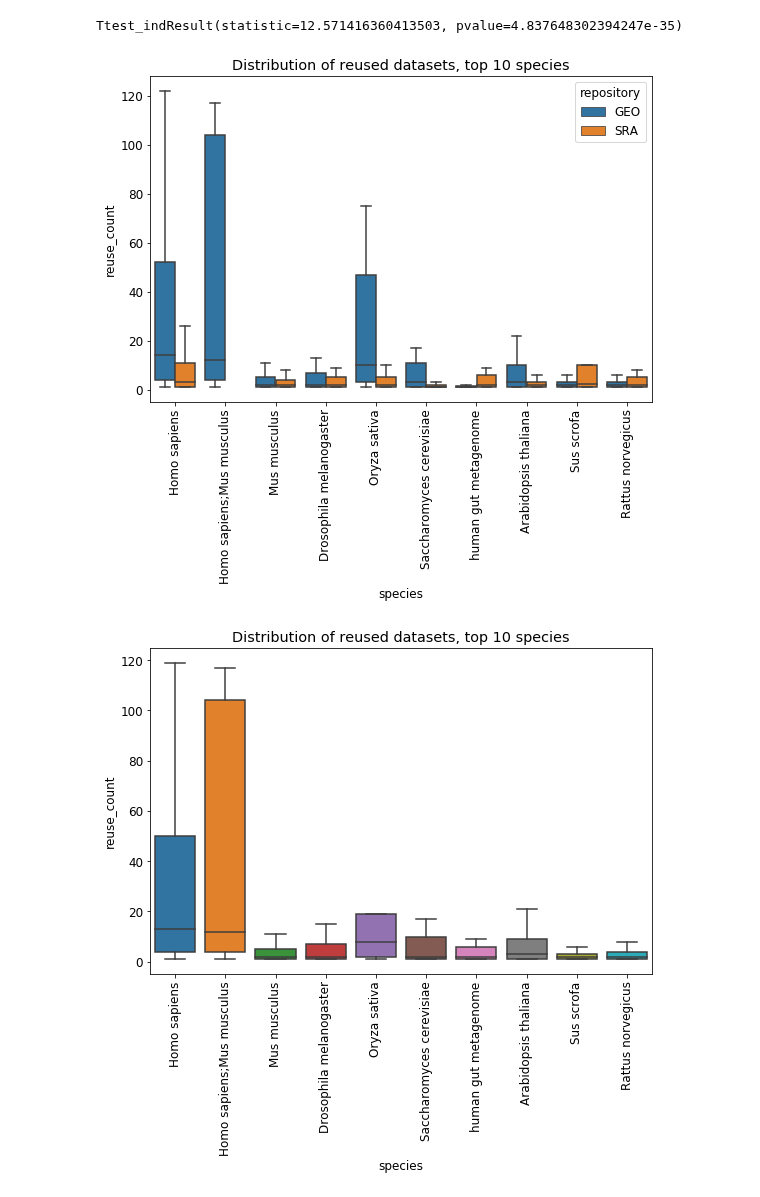
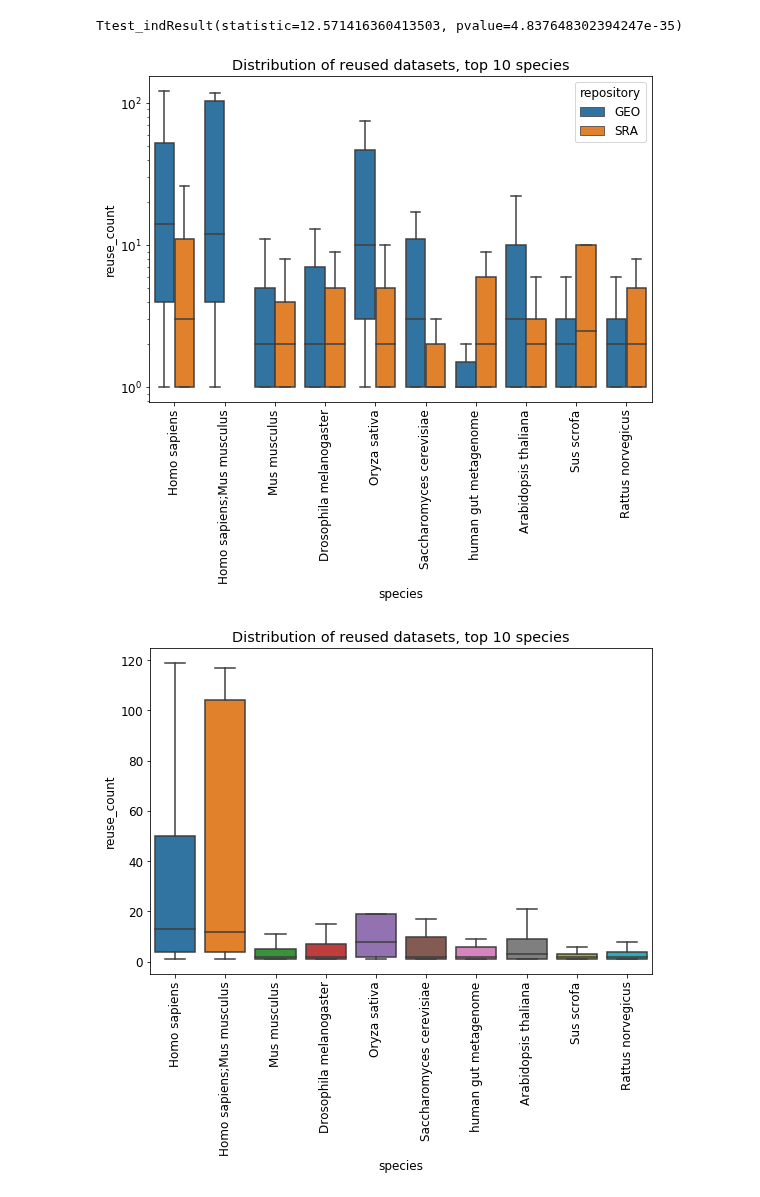
Before and after one commit to smangul1/data_reusability, a Jupyter notebook: jupyter_notebooks/visualize_data.ipynb, the cells around one changed output. Cells and saved outputs as stored; diff of their text form; code cells hidden in the pictures.

```diff
--- a/jupyter_notebooks/visualize_data.ipynb
+++ b/jupyter_notebooks/visualize_data.ipynb
@@ -398,25 +405,26 @@ Ttest_indResult(statistic=12.571416360413503, pvalue=4.837648302394247e-35)
 # %%
 # plot reuse distribution for top 10 species
 
 NUM_TOPSPECIES = 10
 
 topSpec = specCounts.dropna().sort_values(by = 'count', ascending = False).head(n = NUM_TOPSPECIES)['species'].to_list()
 
 accs_top_spec = accs_feat.loc[inList(accs_feat['species'], topSpec), :].sort_values(by = 'reuse_count', ascending = False)
 
 fig, ax = plt.subplots(figsize=fig_dims)
 s = sns.boxplot(data = accs_top_spec.loc[accs_top_spec['reuse_count'] > 0, :],
                 x = 'species', y = 'reuse_count', hue = 'repository', showfliers = False, ax = ax)
-# s.set(yscale = 'log')
+s.set(yscale = 'log')
 # add_stat_annotation(data = accs_top_spec.loc[accs_top_spec['reuse_count'] > 0, :],
 #                    x = 'species', y = 'reuse_count',
 #                     box_pairs = [(("Homo sapiens", "GEO"), ("Homo sapiens"), ("SRA"))], test = 't-test_ind', ax = ax)
 s.set_xticklabels(s.get_xticklabels(), rotation = 90)
 title = "Distribution of reused datasets, top " + str(NUM_TOPSPECIES) + " species"
 ax.set_title(title)
+plt.savefig("speciesDistHUE.png")
 plt.show()
 # %% [output]
-[figure, old version]
+[figure, new version]
 # %%
 fig, ax = plt.subplots(figsize=fig_dims)
 s = sns.boxplot(data = accs_top_spec.loc[accs_top_spec['reuse_count'] > 0, :],
```
Also changed, not shown: parts of 9 cells of this notebook, 11 other files.
